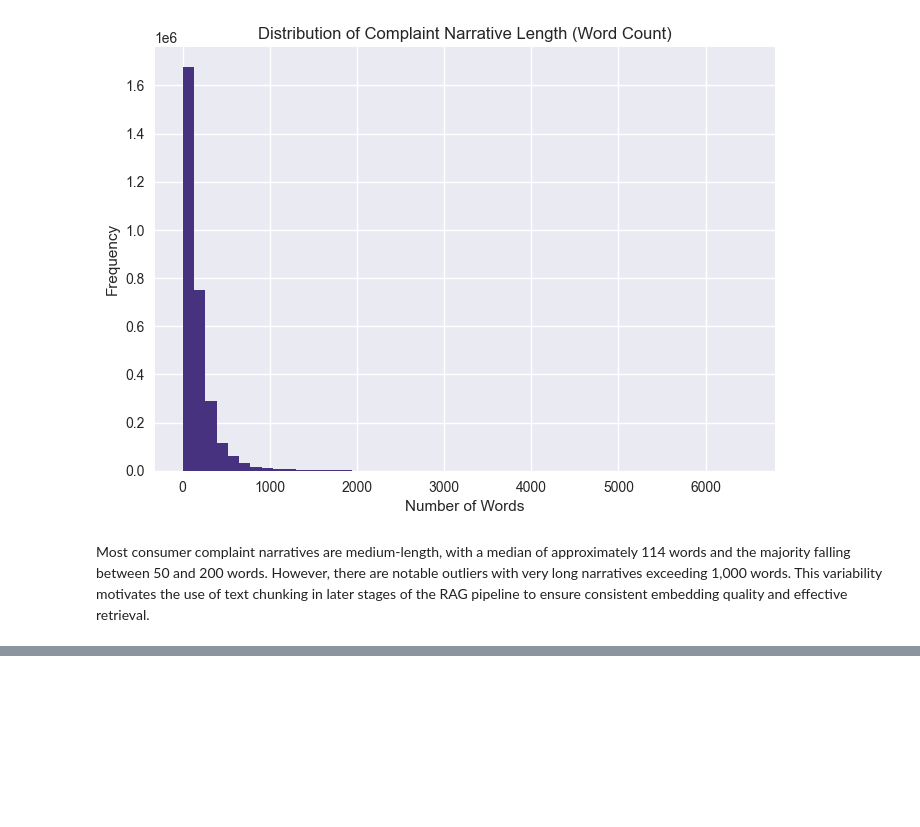
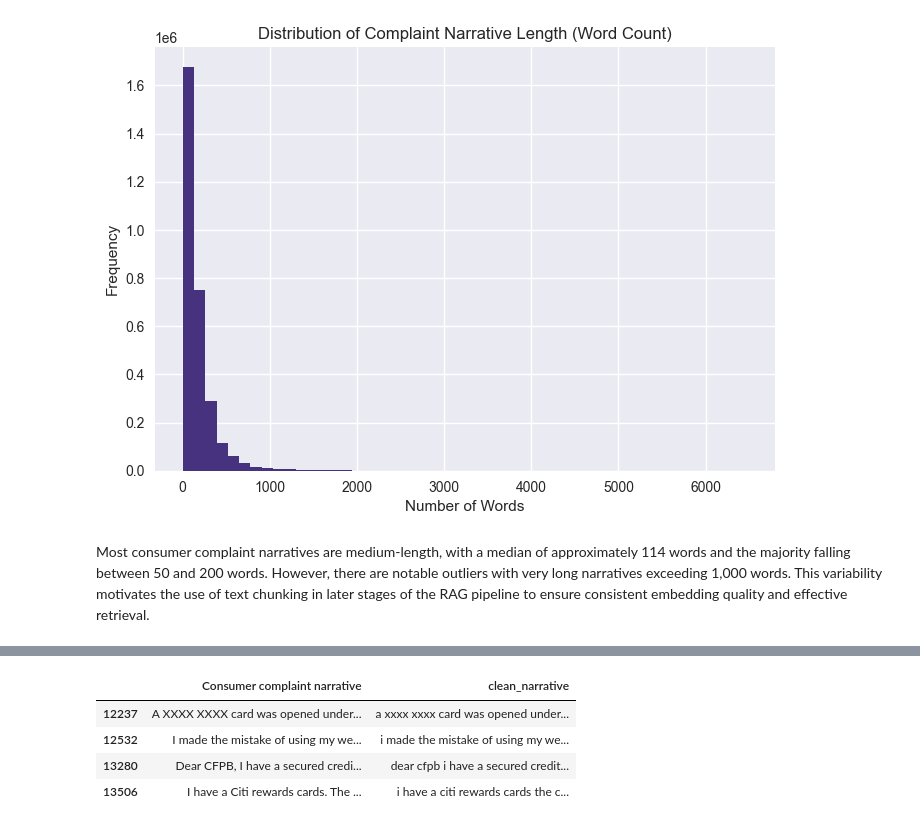
Before and after one commit to Habtu32/rag-complaint-chatbot, a Jupyter notebook: notebooks/eda_preprocessing.ipynb, the cells around one changed output, grey strips where cells are left out. Drawn from its saved outputs; the diff is of its cells as text; code cells hidden in the pictures; blank space fills up the shorter version.

```diff
--- a/notebooks/eda_preprocessing.ipynb
+++ b/notebooks/eda_preprocessing.ipynb
@@ -132,0 +222,20 @@ Most consumer complaint narratives are medium-length, with a median of approxima
+# %%
+# Create a Clean Text Column
+import re
+
+def clean_text(text):
+    text = text.lower()
+    text = re.sub(r"\s+", " ", text)  # remove extra whitespace
+    text = re.sub(r"[^a-z0-9\s]", "", text)  # remove special characters
+    return text.strip()
+
+df_filtered["clean_narrative"] = df_filtered["Consumer complaint narrative"].apply(clean_text)
+# %%
+# Quick Sanity Check
+df_filtered[["Consumer complaint narrative", "clean_narrative"]].head(4)
+# %% [output]
+|  | Consumer complaint narrative | clean_narrative |
+| 12237 | A XXXX XXXX card was opened under... | a xxxx xxxx card was opened under... |
+| 12532 | I made the mistake of using my we... | i made the mistake of using my we... |
+| 13280 | Dear CFPB, I have a secured credi... | dear cfpb i have a secured credit... |
+| 13506 | I have a Citi rewards cards. The ... | i have a citi rewards cards the c... |
```
Also changed, not shown: parts of 9 cells of this notebook.
